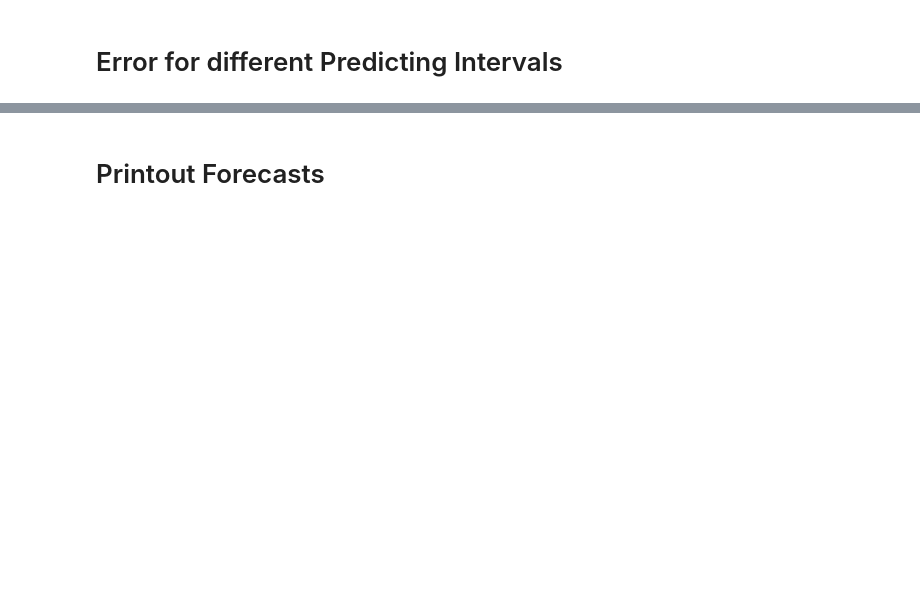
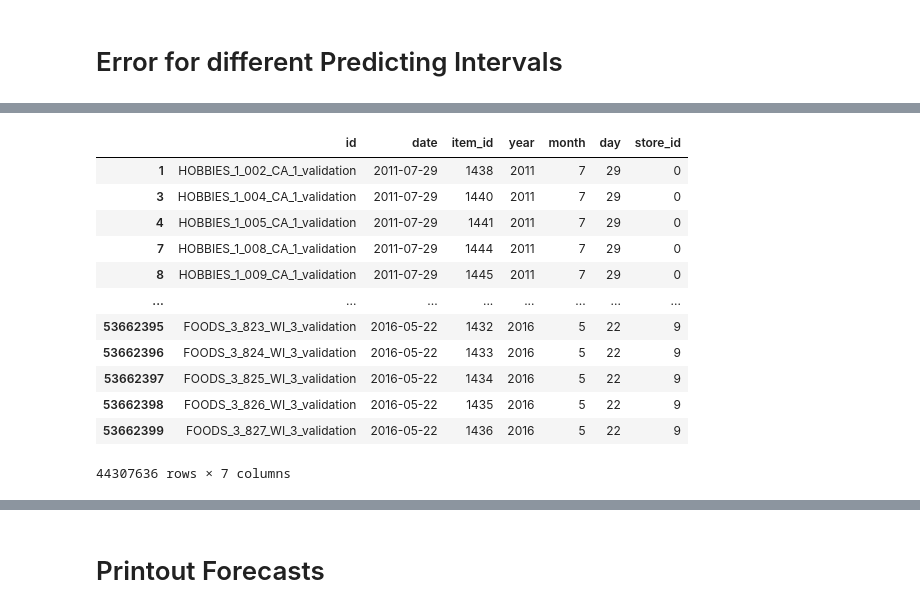
Before and after one commit to dominicdoerig/predicting-sales-data, a Jupyter notebook: m5_challenge/06_gbm_forecasting-iterative_forecasting.ipynb, the cells around one changed output, grey strips where cells are left out. Cells and saved outputs as stored; diff of their text form; code cells hidden in the pictures; blank space fills up the shorter version.

```diff
--- a/m5_challenge/06_gbm_forecasting-iterative_forecasting.ipynb
+++ b/m5_challenge/06_gbm_forecasting-iterative_forecasting.ipynb
@@ -366,0 +310,17 @@ df_tmp
+# %%
+id_mapping_table = df_merged[['id', 'date','item_id', 'year', 'month', 'day','store_id']].drop_duplicates()
+id_mapping_table
+# %% [output]
+|  | id | date | item_id | year | month | day | store_id |
+| 1 | HOBBIES_1_002_CA_1_validation | 2011-07-29 | 1438 | 2011 | 7 | 29 | 0 |
+| 3 | HOBBIES_1_004_CA_1_validation | 2011-07-29 | 1440 | 2011 | 7 | 29 | 0 |
+| 4 | HOBBIES_1_005_CA_1_validation | 2011-07-29 | 1441 | 2011 | 7 | 29 | 0 |
+| 7 | HOBBIES_1_008_CA_1_validation | 2011-07-29 | 1444 | 2011 | 7 | 29 | 0 |
+| 8 | HOBBIES_1_009_CA_1_validation | 2011-07-29 | 1445 | 2011 | 7 | 29 | 0 |
+| ... | ... | ... | ... | ... | ... | ... | ... |
+| 53662395 | FOODS_3_823_WI_3_validation | 2016-05-22 | 1432 | 2016 | 5 | 22 | 9 |
+| 53662396 | FOODS_3_824_WI_3_validation | 2016-05-22 | 1433 | 2016 | 5 | 22 | 9 |
+| 53662397 | FOODS_3_825_WI_3_validation | 2016-05-22 | 1434 | 2016 | 5 | 22 | 9 |
+| 53662398 | FOODS_3_826_WI_3_validation | 2016-05-22 | 1435 | 2016 | 5 | 22 | 9 |
+| 53662399 | FOODS_3_827_WI_3_validation | 2016-05-22 | 1436 | 2016 | 5 | 22 | 9 |
+44307636 rows × 7 columns
```
Also changed, not shown: parts of 37 cells of this notebook.
